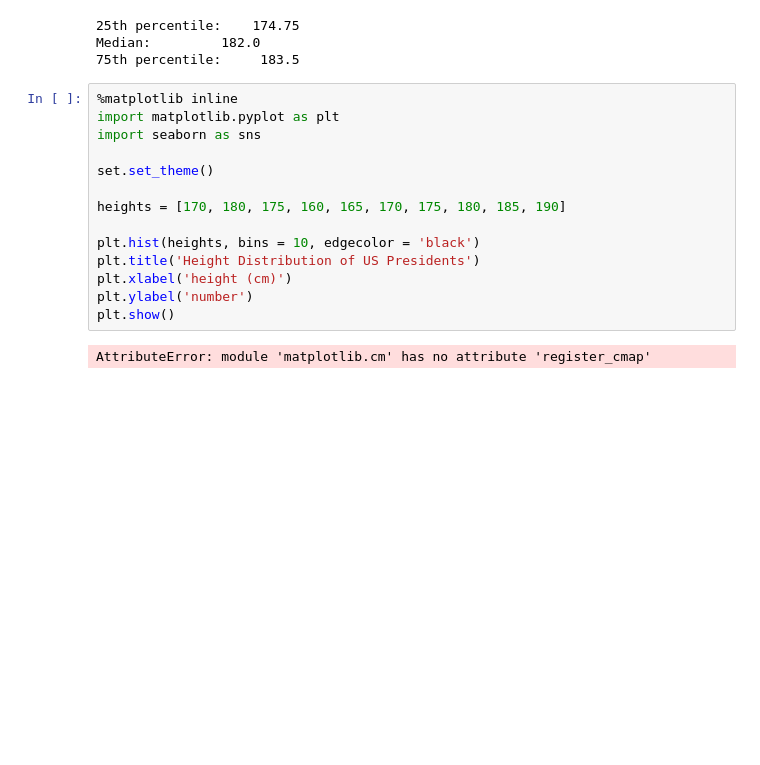
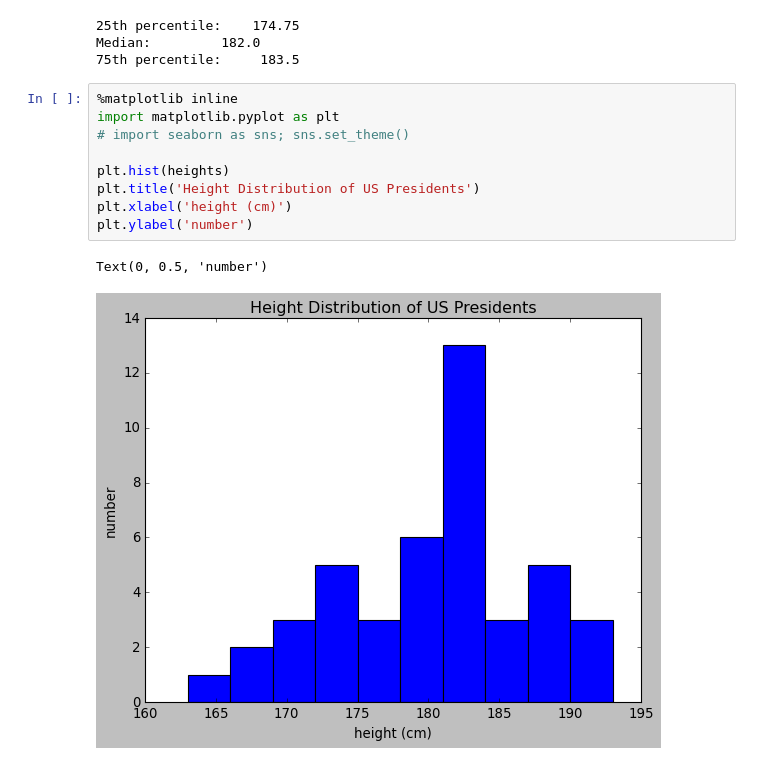
Before and after one commit to MelonJelly203/python-data-science-handbook, a Jupyter notebook: 02_Numpy/03_Numpy_Ufunc_aggre.ipynb, the cells around one changed output. Cells and saved outputs as stored; diff of their text form; blank space fills up the shorter version.

```diff
--- a/02_Numpy/03_Numpy_Ufunc_aggre.ipynb
+++ b/02_Numpy/03_Numpy_Ufunc_aggre.ipynb
@@ -608,16 +608,12 @@ Median:         182.0
 # %%
 %matplotlib inline
 import matplotlib.pyplot as plt
-import seaborn as sns
+# import seaborn as sns; sns.set_theme()
 
-set.set_theme()
-
-heights = [170, 180, 175, 160, 165, 170, 175, 180, 185, 190]
-
-plt.hist(heights, bins = 10, edgecolor = 'black')
+plt.hist(heights)
 plt.title('Height Distribution of US Presidents')
 plt.xlabel('height (cm)')
 plt.ylabel('number')
-plt.show()
 # %% [output]
-AttributeError: module 'matplotlib.cm' has no attribute 'register_cmap'
+Text(0, 0.5, 'number')
+[figure, added]
```
Also changed, not shown: parts of 6 cells of this notebook, 1 other file.
